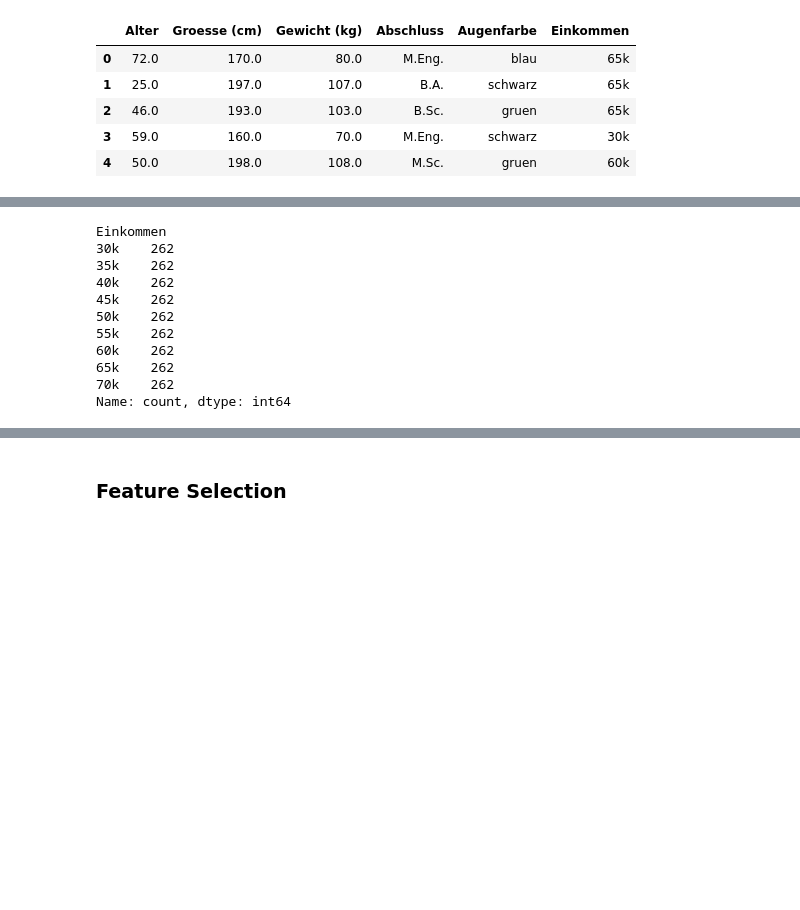
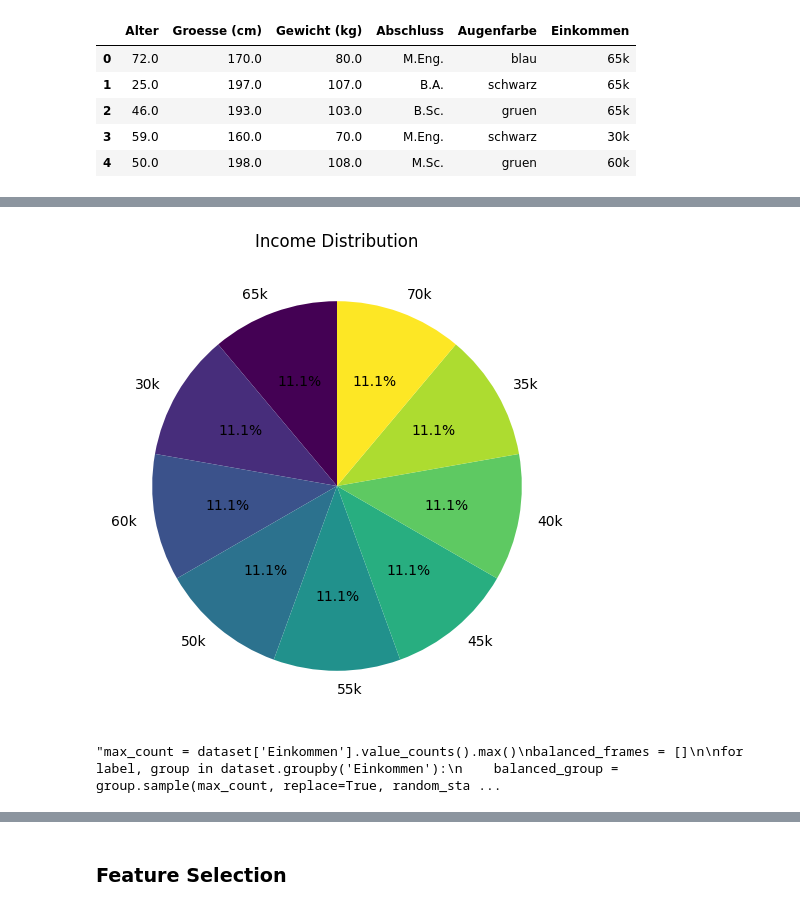
Before and after one commit to hashem039/daten, a Jupyter notebook: DT_personen_einkommen_best_ordinary_encoder_classification_final_improved.ipynb, the cells around one changed output, grey strips where cells are left out. Saved outputs shown, nothing was run; the diff lists cells and outputs as text; code cells hidden in the pictures; blank space fills up the shorter version.

```diff
--- a/DT_personen_einkommen_best_ordinary_encoder_classification_final_improved.ipynb
+++ b/DT_personen_einkommen_best_ordinary_encoder_classification_final_improved.ipynb
@@ -146,6 +146,16 @@ dataset.head()
 | 3 | 59.0 | 160.0 | 70.0 | M.Eng. | schwarz | 30k |
 | 4 | 50.0 | 198.0 | 108.0 | M.Sc. | gruen | 60k |
 # %%
-# use oversampling to balance the dataset
+# Oversample each class to match the size of the largest class
+
 from imblearn.over_sampling import RandomOverSampler
+
+ros = RandomOverSampler(random_state=42)
+X_resampled, y_resampled = ros.fit_resample(dataset.drop(columns=['Einkommen']), dataset['Einkommen'])
+
+# Combine back into a DataFrame
+dataset_balanced = pd.concat([pd.DataFrame(X_resampled, columns=dataset.drop(columns=['Einkommen']).columns),
+                              pd.Series(y_resampled, name='Einkommen')], axis=1)
+
+print(dataset_balanced['Einkommen'].value_counts())
 # %% [output]
@@ -152,0 +173,10 @@ ImportError: cannot import name '_safe_tags' from 'sklearn.utils._tags' (c:\User
+# %%
+# Pie chart for Einkommen distribution after balancing
+income_counts = dataset_balanced['Einkommen'].value_counts()
+plt.figure(figsize=(10, 6))
+income_counts.plot.pie(autopct='%1.1f%%', startangle=90, cmap='viridis')
+plt.title('Income Distribution')
+plt.ylabel('')
+plt.show()
+# %% [output]
+[figure, added]
@@ -153,6 +185,6 @@ ImportError: cannot import name '_safe_tags' from 'sklearn.utils._tags' (c:\User
 # %%
 # Oversample each class to match the size of the largest class
-max_count = dataset['Einkommen'].value_counts().max()
+"""max_count = dataset['Einkommen'].value_counts().max()
 balanced_frames = []
 
 for label, group in dataset.groupby('Einkommen'):
@@ -162,19 +194,9 @@ for label, group in dataset.groupby('Einkommen'):
 dataset_balanced = pd.concat(balanced_frames).reset_index(drop=True)
 
 # Check the new class distribution
-print(dataset_balanced['Einkommen'].value_counts())
+print(dataset_balanced['Einkommen'].value_counts())"""
 # %% [output]
-Einkommen
-30k    262
-35k    262
-40k    262
-45k    262
-50k    262
-55k    262
-60k    262
-65k    262
-70k    262
-Name: count, dtype: int64
+"max_count = dataset['Einkommen'].value_counts().max()\nbalanced_frames = []\n\nfor label, group in dataset.groupby('Einkommen'):\n    balanced_group = group.sample(max_count, replace=True, random_sta ...
 # %%
 dataset = dataset_balanced
 # %%
```
Also changed, not shown: parts of 13 cells of this notebook.
